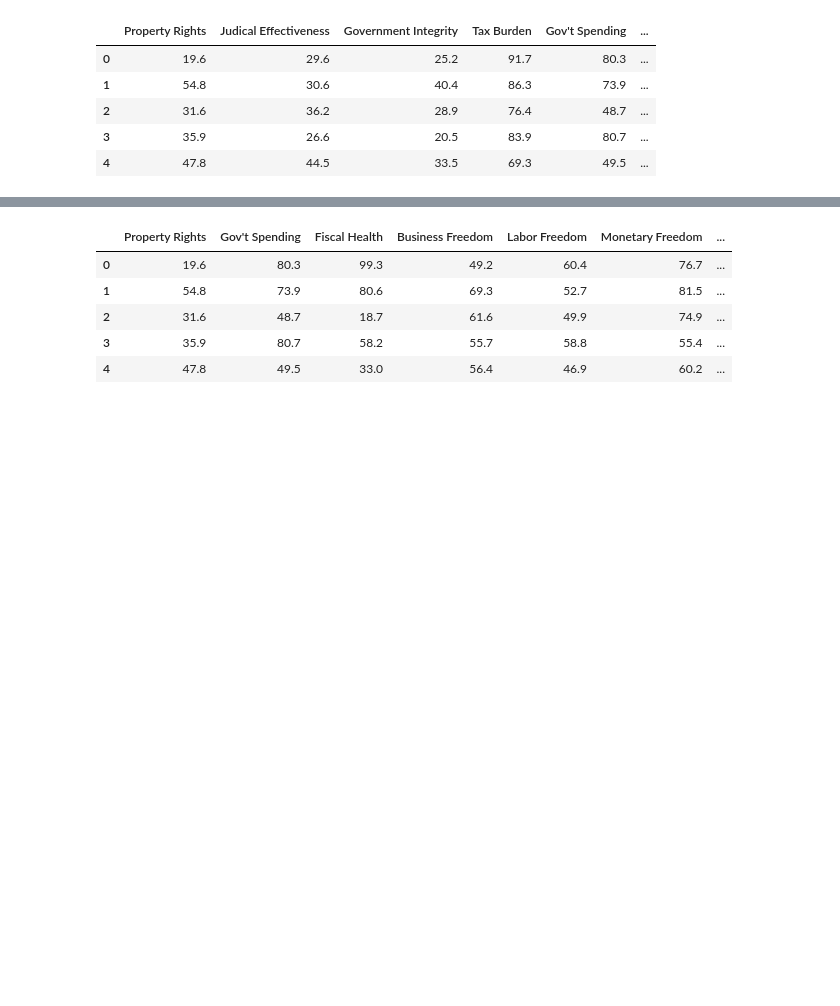
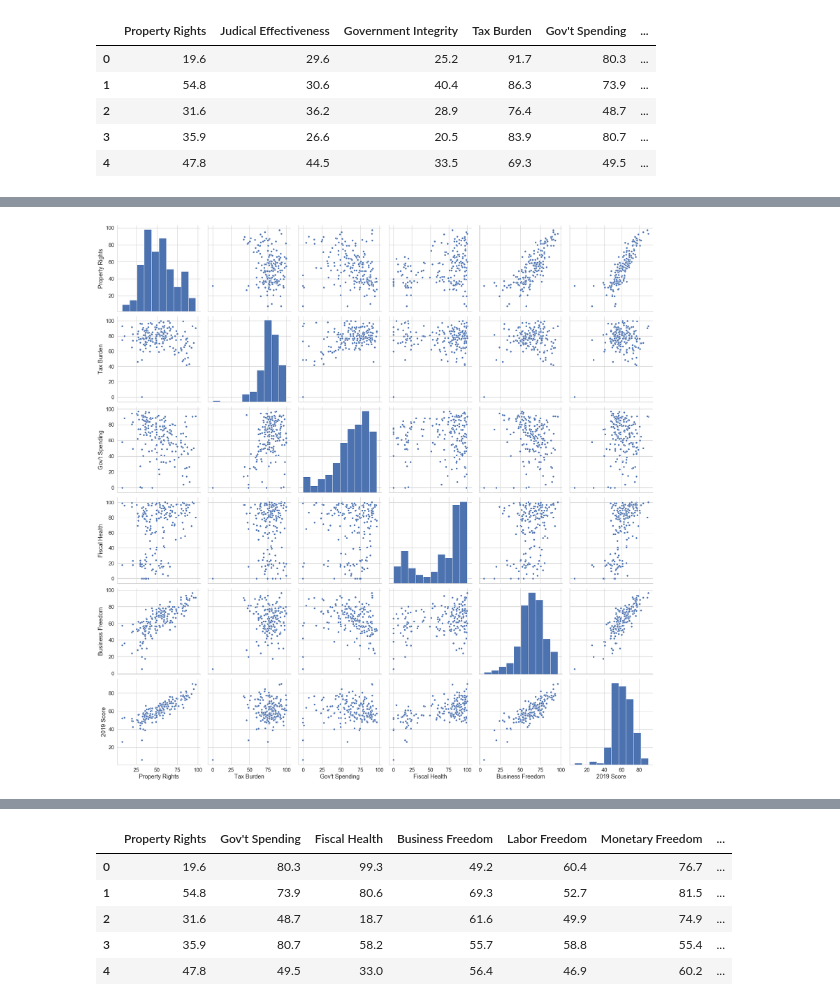
Before and after one commit to marin-stoytchev/data-science-projects, a Jupyter notebook: ief_projects/ms_ief_p1.ipynb, the cells around one changed output, grey strips where cells are left out. Saved outputs shown, nothing was run; the diff lists cells and outputs as text; code cells hidden in the pictures; blank space fills up the shorter version.

```diff
--- a/ief_projects/ms_ief_p1.ipynb
+++ b/ief_projects/ms_ief_p1.ipynb
@@ -461,0 +225,8 @@ strong multicollinearity or other numerical problems.
+# %%
+# Create pairplot with first half of data only for better readability; include target '2019 Score'
+
+sns.pairplot(data_c.iloc[:, [0, 1, 2, 3, 4, 9]], height = 4, aspect = 1)
+plt.tight_layout
+plt.show()
+# %% [output]
+[figure, added]
```
Also changed, not shown: parts of 102 cells of this notebook, 1 other file.
